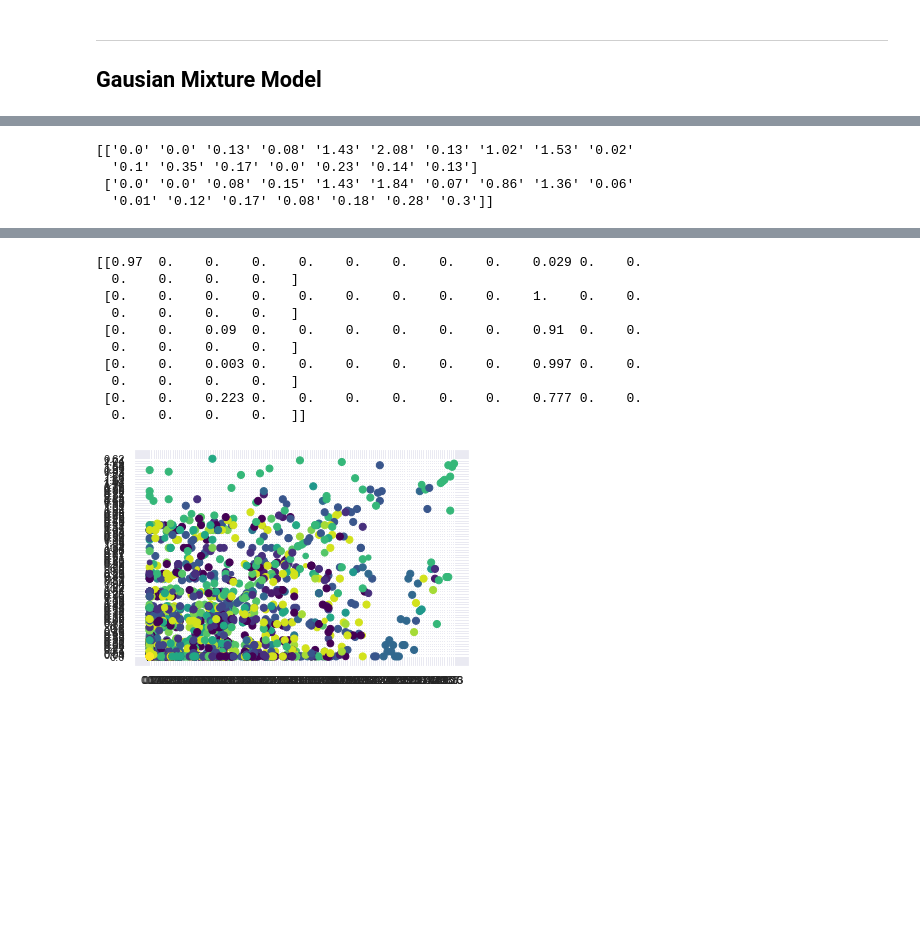
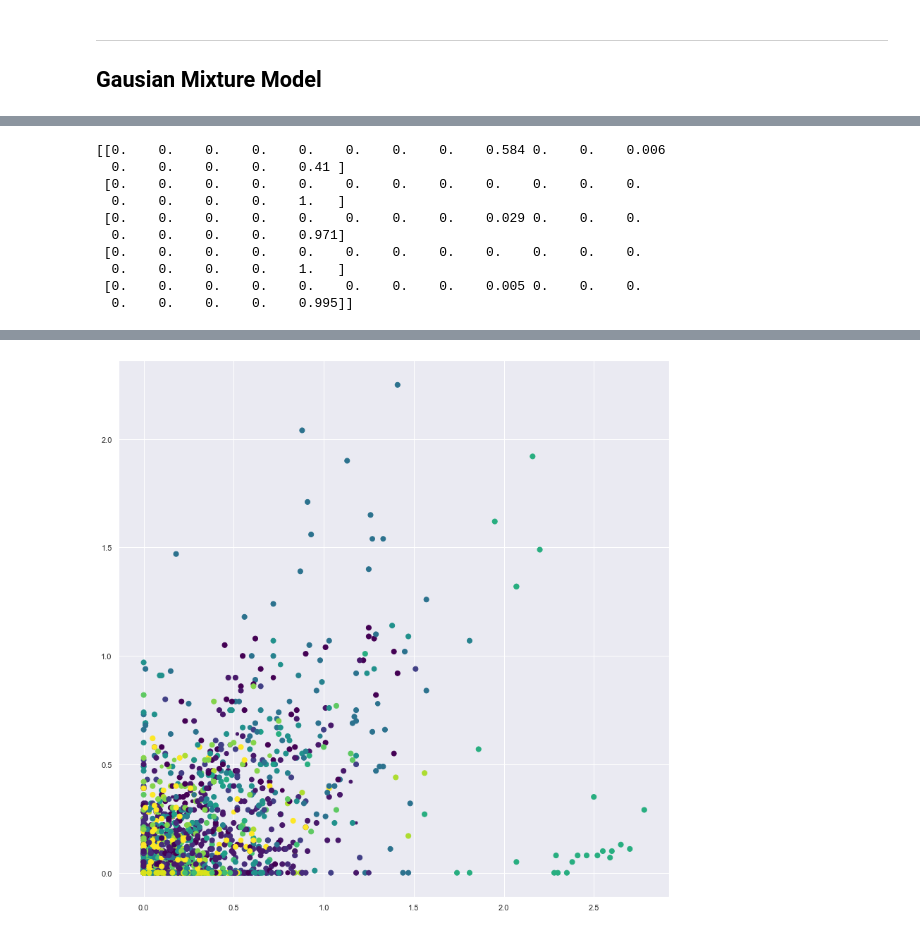
Before and after one commit to leomorpho/CMPT419-A2, a Jupyter notebook: A2 - Clustering and Visualization.ipynb, the cells around one changed output, grey strips where cells are left out. Cells and saved outputs as stored; diff of their text form; code cells hidden in the pictures; blank space fills up the shorter version.

```diff
--- a/A2 - Clustering and Visualization.ipynb
+++ b/A2 - Clustering and Visualization.ipynb
@@ -310,0 +290,20 @@ X_train.shape:          (3087, 22)
+# %%
+from sklearn import preprocessing
+
+only_AU_info = [x[keys_full_dataset["AU01_r"]:]
+                for x in final_dataset[1:]]
+
+X_train = np.array(only_AU_info, dtype=float)
+
+# # Scale AUs
+# min_max_scaler = preprocessing.MinMaxScaler(feature_range=(0, 1))
+# X_train = min_max_scaler.fit_transform(X_train)
+
+print(f"X_train.shape: \t\t{X_train.shape}\n")
+# Just make sure only the 17 AU are there
+assert(X_train.shape[1] == 17)
+
+count = 3
+print(f"First {count} rows of X_train:")
+for i in range(0, count):
+    print(str(X_train[i]) + "\n")
@@ -316,27 +327,17 @@ X_train.shape:          (3087, 22)
 import matplotlib.pyplot as plt
 import seaborn as sns; sns.set()
 
-from sklearn.mixture import GaussianMixture
+from sklearn.mixture import GaussianMixture as GMM
 
 
 X_train_with_labels = X_train
 
-# X_train now only contains facial Action Units.
-# Only do this operation once.
-if X_train.shape[1] != 17:
-    log.debug("Deleting columns from X_train to keep only 17 AU")
-    X_train = X_train[:, 5:]
-
-assert(X_train.shape[1] == 17)
-log.debug(f"X_train.shape: {X_train.shape}")
-
-print(X_train[0:2])
-
-gmm = GaussianMixture(n_components=16).fit(X_train)
+gmm = GMM(n_components=17).fit(X_train)
 probs = gmm.predict_proba(X_train)
 print(probs[:5].round(3))
 
 labels = gmm.predict(X_train)
 size = 50 * probs.max(1) ** 2 # square emphasizes differences
+plt.figure(figsize=(14,14))
 plt.scatter(X_train[:, 0], X_train[:, 1], c=labels, s=size, cmap='viridis');
 # %% [output]
@@ -345,4 +345,10 @@ plt.scatter(X_train[:, 0], X_train[:, 1], c=labels, s=size, cmap='viridis');
-[['0.0' '0.0' '0.13' '0.08' '1.43' '2.08' '0.13' '1.02' '1.53' '0.02'
-  '0.1' '0.35' '0.17' '0.0' '0.23' '0.14' '0.13']
- ['0.0' '0.0' '0.08' '0.15' '1.43' '1.84' '0.07' '0.86' '1.36' '0.06'
-  '0.01' '0.12' '0.17' '0.08' '0.18' '0.28' '0.3']]
+[[0.    0.    0.    0.    0.    0.    0.    0.    0.584 0.    0.    0.006
+  0.    0.    0.    0.    0.41 ]
+ [0.    0.    0.    0.    0.    0.    0.    0.    0.    0.    0.    0.
+  0.    0.    0.    0.    1.   ]
+ [0.    0.    0.    0.    0.    0.    0.    0.    0.029 0.    0.    0.
+  0.    0.    0.    0.    0.971]
+ [0.    0.    0.    0.    0.    0.    0.    0.    0.    0.    0.    0.
+  0.    0.    0.    0.    1.   ]
+ [0.    0.    0.    0.    0.    0.    0.    0.    0.005 0.    0.    0.
+  0.    0.    0.    0.    0.995]]
@@ -353,11 +355 @@ plt.scatter(X_train[:, 0], X_train[:, 1], c=labels, s=size, cmap='viridis');
-[[0.97  0.    0.    0.    0.    0.    0.    0.    0.    0.029 0.    0.
-  0.    0.    0.    0.   ]
- [0.    0.    0.    0.    0.    0.    0.    0.    0.    1.    0.    0.
-  0.    0.    0.    0.   ]
- [0.    0.    0.09  0.    0.    0.    0.    0.    0.    0.91  0.    0.
-  0.    0.    0.    0.   ]
- [0.    0.    0.003 0.    0.    0.    0.    0.    0.    0.997 0.    0.
-  0.    0.    0.    0.   ]
- [0.    0.    0.223 0.    0.    0.    0.    0.    0.    0.777 0.    0.
-  0.    0.    0.    0.   ]]
-[figure, old version]
+[figure, new version]
```
Also changed, not shown: parts of 5 cells of this notebook.
